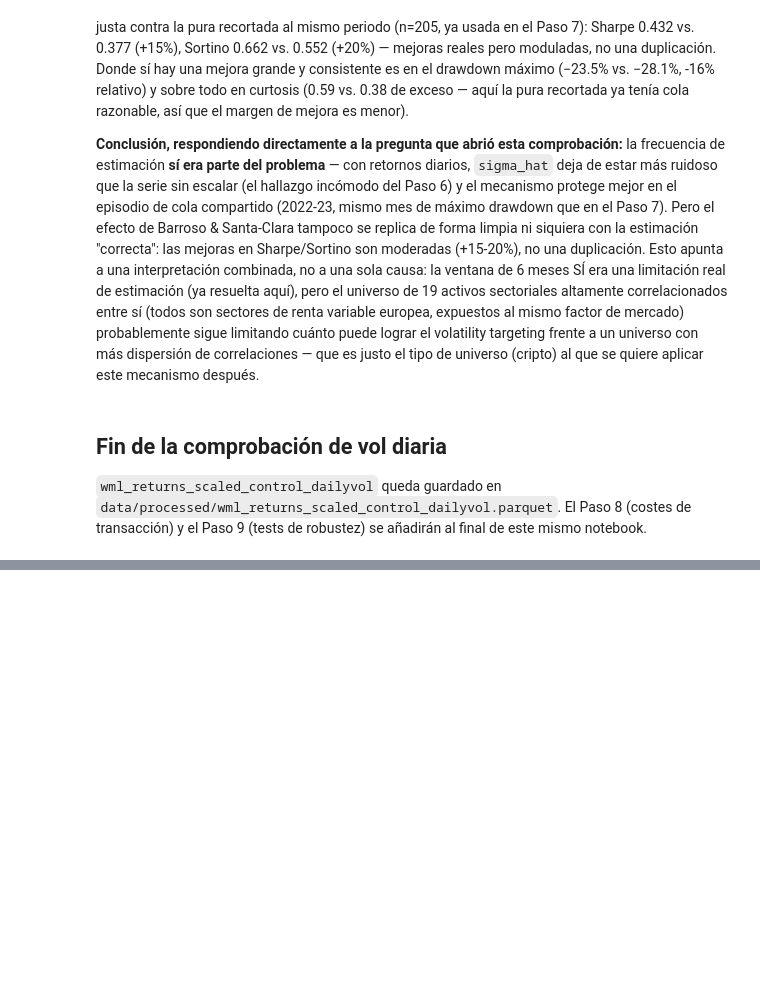
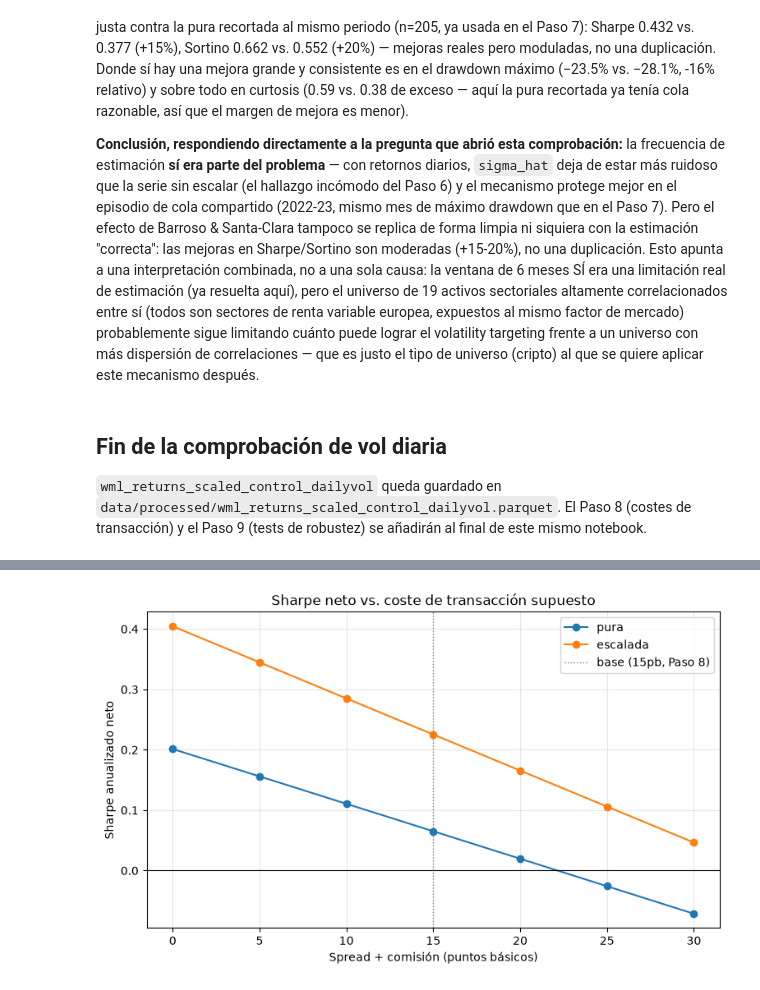
Before and after one commit to teresamattil/Finanzas-cuantitativas, a Jupyter notebook: TFM/control_benchmark/01_universo_datos_control.ipynb, the cells around one changed output, grey strips where cells are left out. Saved outputs shown, nothing was run; the diff lists cells and outputs as text; code cells hidden in the pictures; blank space fills up the shorter version.

```diff
--- a/TFM/control_benchmark/01_universo_datos_control.ipynb
+++ b/TFM/control_benchmark/01_universo_datos_control.ipynb
@@ -1473,0 +1541,8 @@ transacción) y el Paso 9 (tests de robustez) se añadirán al final de este mis
+# %%
+multiplicador_dailyvol = vs.scaling_multiplier(sigma_hat_dailyvol, sigma_target)
+
+turnover_pura = cst.portfolio_turnover(portfolio_weights_longshort)
+pesos_escalados = cst.scaled_weights(portfolio_weights_longshort, multiplicador_dailyvol)
+turnover_escalada = cst.portfolio_turnover(pesos_escalados)
+
+print(f"Turnover medio mensual — pura: {turnover_pura.mean():.3f} | escalada: {turnover_escalada.mean():.3f}")
@@ -1473,0 +1786,22 @@ transacción) y el Paso 9 (tests de robustez) se añadirán al final de este mis
+# %%
+ESCENARIOS_COSTE_BPS = [0, 5, 10, 15, 20, 25, 30]
+
+filas_sensibilidad_coste = []
+for bps in ESCENARIOS_COSTE_BPS:
+    ret_pura = cst.net_returns(wml_returns, turnover_pura, spread_bps=bps, commission_bps=0.0)
+    ret_escalada = cst.net_returns(
+        wml_returns_scaled_dailyvol, turnover_escalada, spread_bps=bps, commission_bps=0.0,
+        financing_cost=coste_financiacion,
+    )
+    filas_sensibilidad_coste.append({
+        "coste_bps": bps,
+        "sharpe_pura": met.sharpe_ratio(ret_pura),
+        "sharpe_escalada": met.sharpe_ratio(ret_escalada),
+    })
+
+sensibilidad_coste = pd.DataFrame(filas_sensibilidad_coste).set_index("coste_bps")
+
+tabla_3_escenarios = sensibilidad_coste.loc[[5, 15, 30]].rename(
+    index={5: "optimista (5pb)", 15: "base (15pb)", 30: "pesimista (30pb)"}
+)
+tabla_3_escenarios
@@ -1473,0 +1814,14 @@ transacción) y el Paso 9 (tests de robustez) se añadirán al final de este mis
+# %%
+fig, ax = plt.subplots(figsize=(9, 5))
+sensibilidad_coste["sharpe_pura"].plot(ax=ax, marker="o", label="pura")
+sensibilidad_coste["sharpe_escalada"].plot(ax=ax, marker="o", label="escalada")
+ax.axhline(0, color="black", linewidth=0.8)
+ax.axvline(15, color="gray", linestyle=":", linewidth=1, label="base (15pb, Paso 8)")
+ax.set_title("Sharpe neto vs. coste de transacción supuesto")
+ax.set_xlabel("Spread + comisión (puntos básicos)")
+ax.set_ylabel("Sharpe anualizado neto")
+ax.legend()
+ax.grid(alpha=0.3)
+plt.show()
+# %% [output]
+[figure, added]
```
Also changed, not shown: parts of 53 cells of this notebook, 30 other files.
